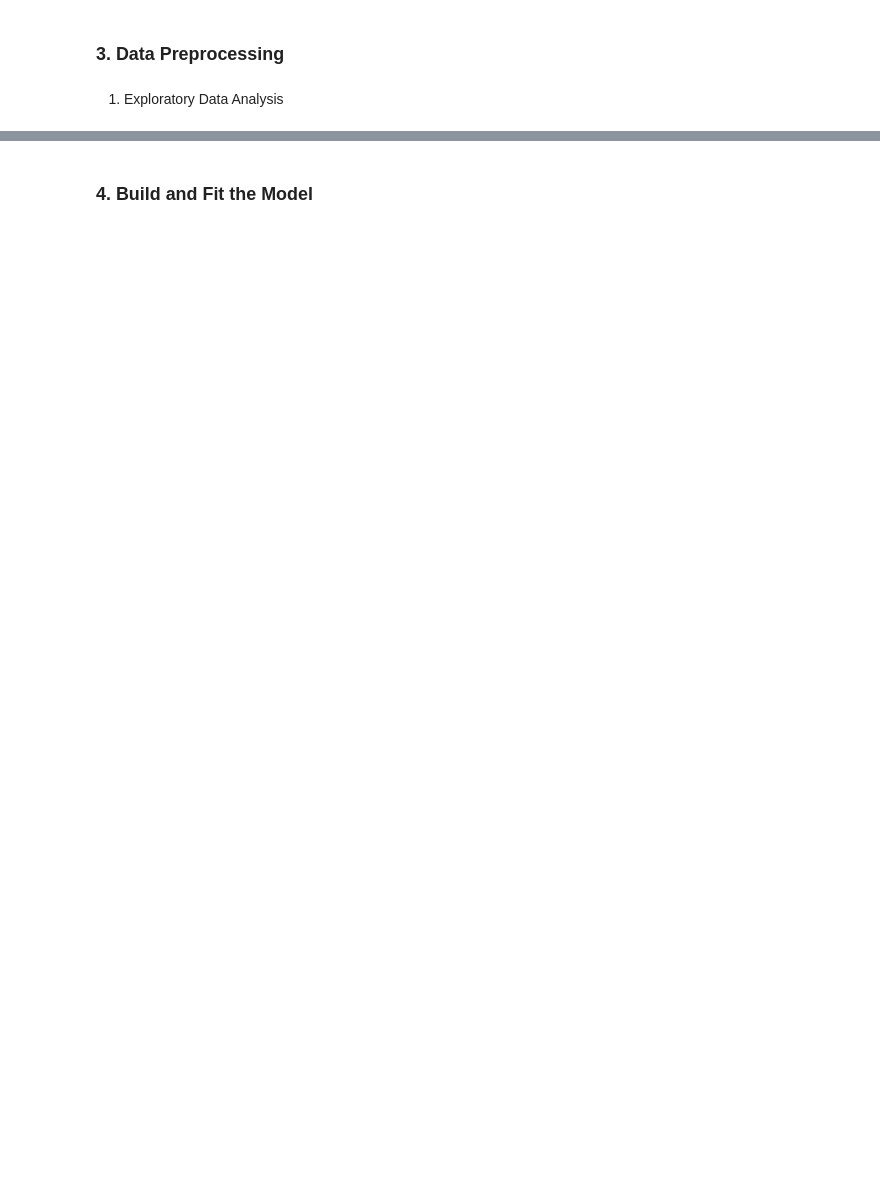
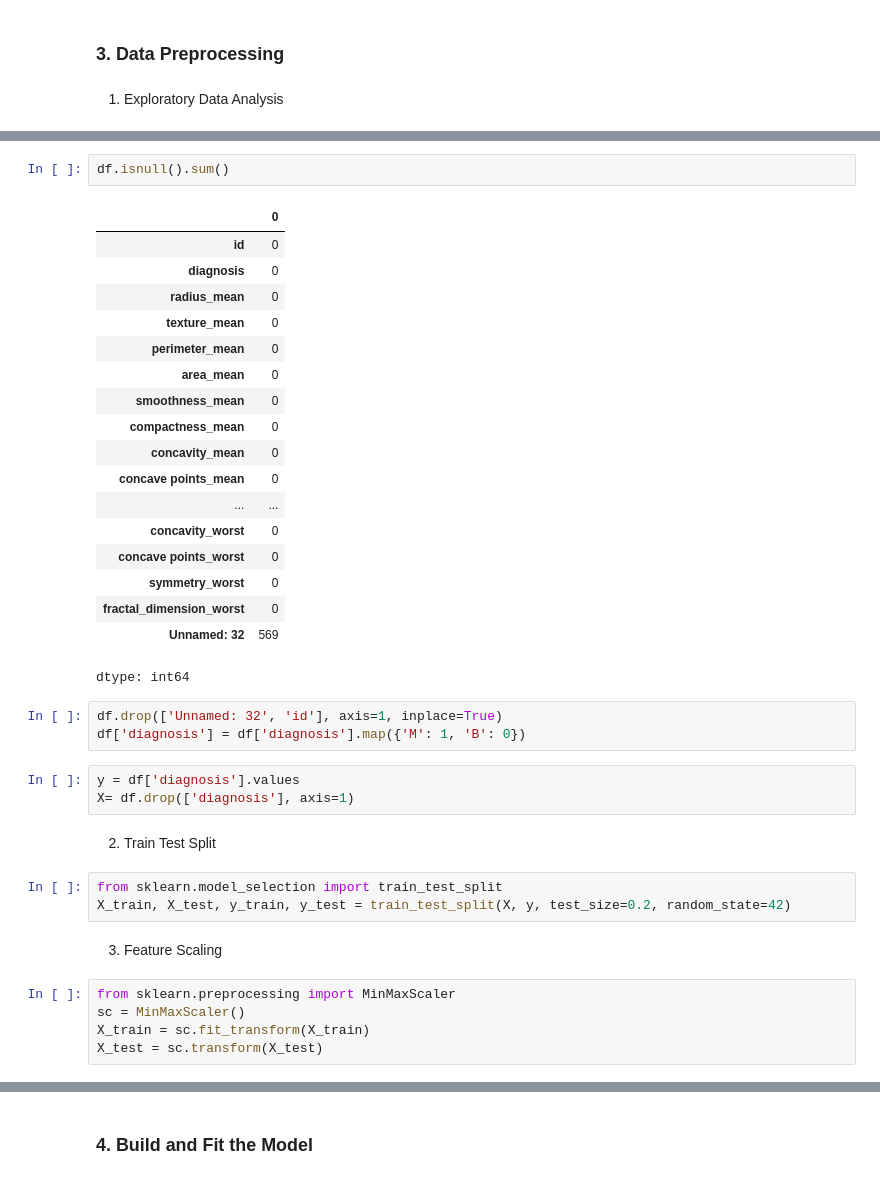
Before and after one commit to fatahrahimi330/100-Machine-Learning-Projects, a Jupyter notebook: 44-Breast Cancer Wisconsin/BreastCancerWisconsin.ipynb, the cells around one changed output, grey strips where cells are left out. Drawn from its saved outputs; the diff is of its cells as text; blank space fills up the shorter version.

```diff
--- a/44-Breast Cancer Wisconsin/BreastCancerWisconsin.ipynb
+++ b/44-Breast Cancer Wisconsin/BreastCancerWisconsin.ipynb
@@ -20,0 +66,39 @@ df.head()
+# %%
+df.isnull().sum()
+# %% [output]
+|  | 0 |
+| id | 0 |
+| diagnosis | 0 |
+| radius_mean | 0 |
+| texture_mean | 0 |
+| perimeter_mean | 0 |
+| area_mean | 0 |
+| smoothness_mean | 0 |
+| compactness_mean | 0 |
+| concavity_mean | 0 |
+| concave points_mean | 0 |
+| ... | ... |
+| concavity_worst | 0 |
+| concave points_worst | 0 |
+| symmetry_worst | 0 |
+| fractal_dimension_worst | 0 |
+| Unnamed: 32 | 569 |
+dtype: int64
+# %%
+df.drop(['Unnamed: 32', 'id'], axis=1, inplace=True)
+df['diagnosis'] = df['diagnosis'].map({'M': 1, 'B': 0})
+# %%
+y = df['diagnosis'].values
+X= df.drop(['diagnosis'], axis=1)
+# %% [markdown]
+2. Train Test Split
+# %%
+from sklearn.model_selection import train_test_split
+X_train, X_test, y_train, y_test = train_test_split(X, y, test_size=0.2, random_state=42)
+# %% [markdown]
+3. Feature Scaling
+# %%
+from sklearn.preprocessing import MinMaxScaler
+sc = MinMaxScaler()
+X_train = sc.fit_transform(X_train)
+X_test = sc.transform(X_test)
```
Also changed, not shown: parts of 12 cells of this notebook, 3 other files.
